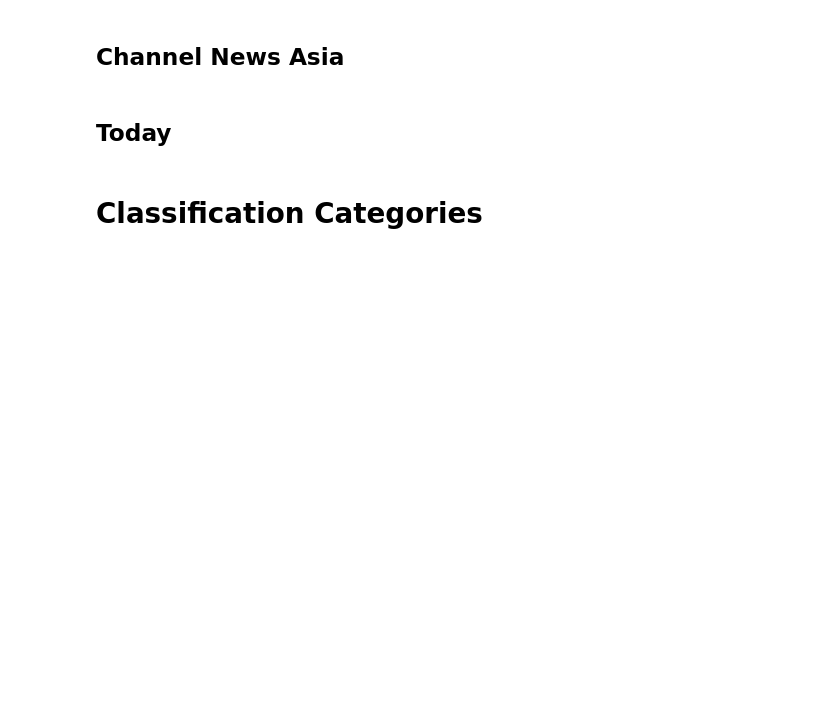
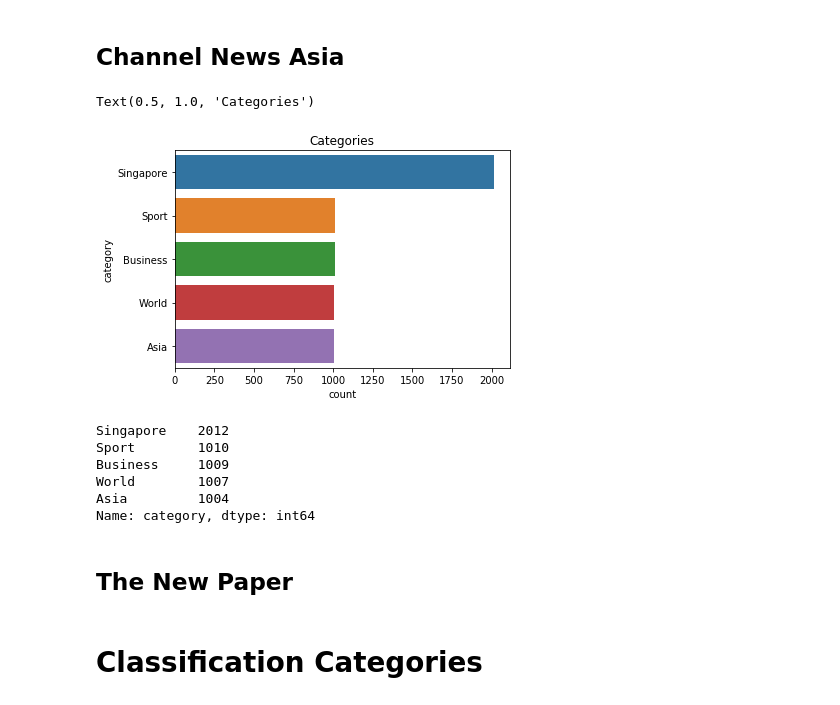
Before and after one commit to musicrokr/TSL-PRML, a Jupyter notebook: CA1/01 Article Consolidation & Category Tagging.ipynb, the cells around one changed output. Cells and saved outputs as stored; diff of their text form; code cells hidden in the pictures; blank space fills up the shorter version.

```diff
--- a/CA1/01 Article Consolidation & Category Tagging.ipynb
+++ b/CA1/01 Article Consolidation & Category Tagging.ipynb
@@ -193,0 +214,3 @@ cnaProcessed.head()
+# %%
+cnaProcessed['category']=cnaProcessed['File'].str.split('-').str[0]
+cnaProcessed['category'].unique()
@@ -222,7 +253,21 @@ Text(0.5, 1.0, 'Categories')
 # %% [markdown]
 ## Channel News Asia
-# %% [markdown]
-## Today
+# %%
+sns.countplot(y='category',data=cnaProcessed,order=cnaProcessed['category'].value_counts().iloc[:10].index).set_title("Categories")
+# %% [output]
+Text(0.5, 1.0, 'Categories')
+[figure, added]
+# %%
+cnaProcessed['category'].value_counts().iloc[:10]
+# %% [output]
+Singapore    2012
+Sport        1010
+Business     1009
+World        1007
+Asia         1004
+Name: category, dtype: int64
+# %% [markdown]
+## The New Paper
 # %% [markdown]
 # Classification Categories
 # %%
```
Also changed, not shown: parts of 24 cells of this notebook, 4 other files.
